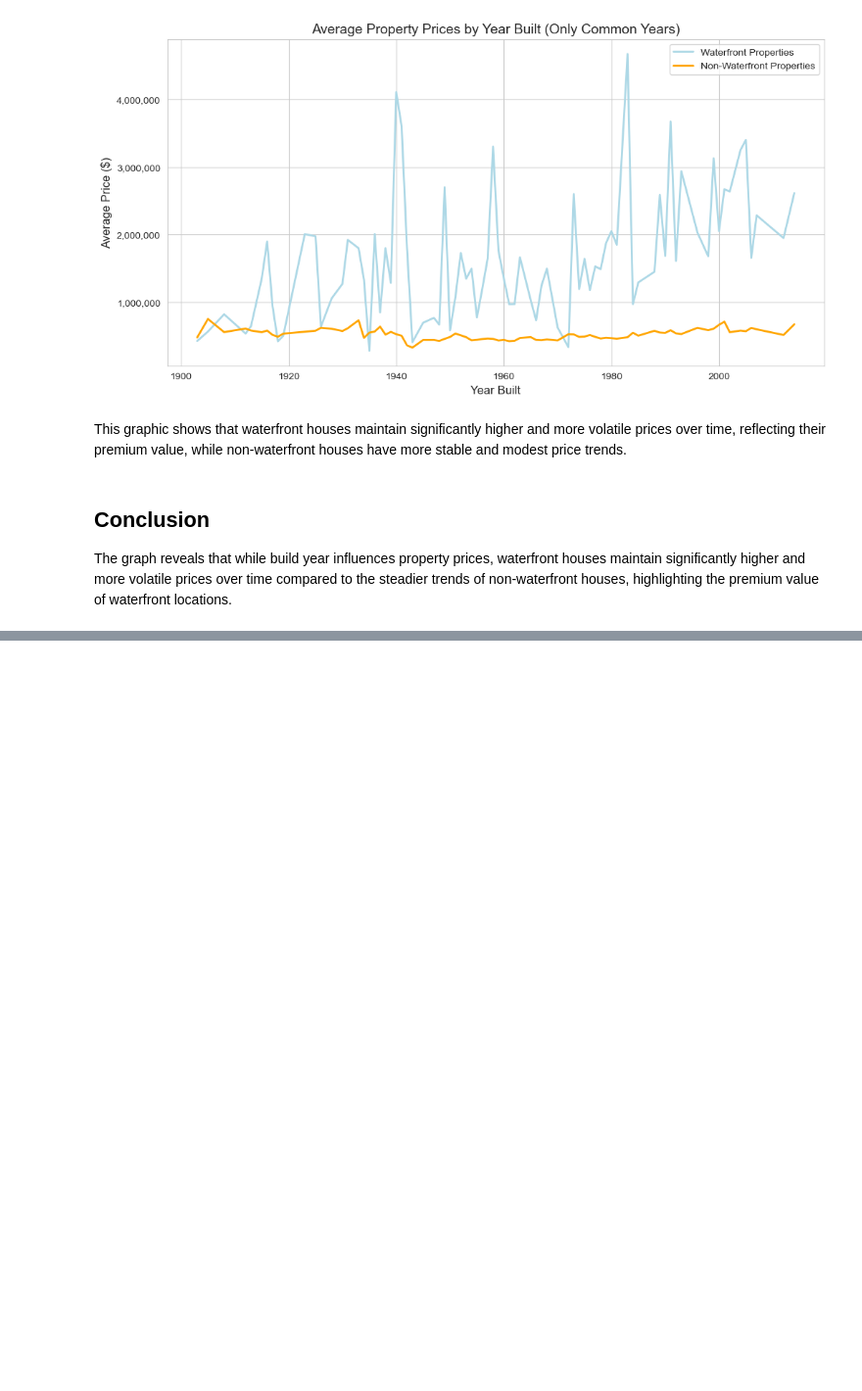
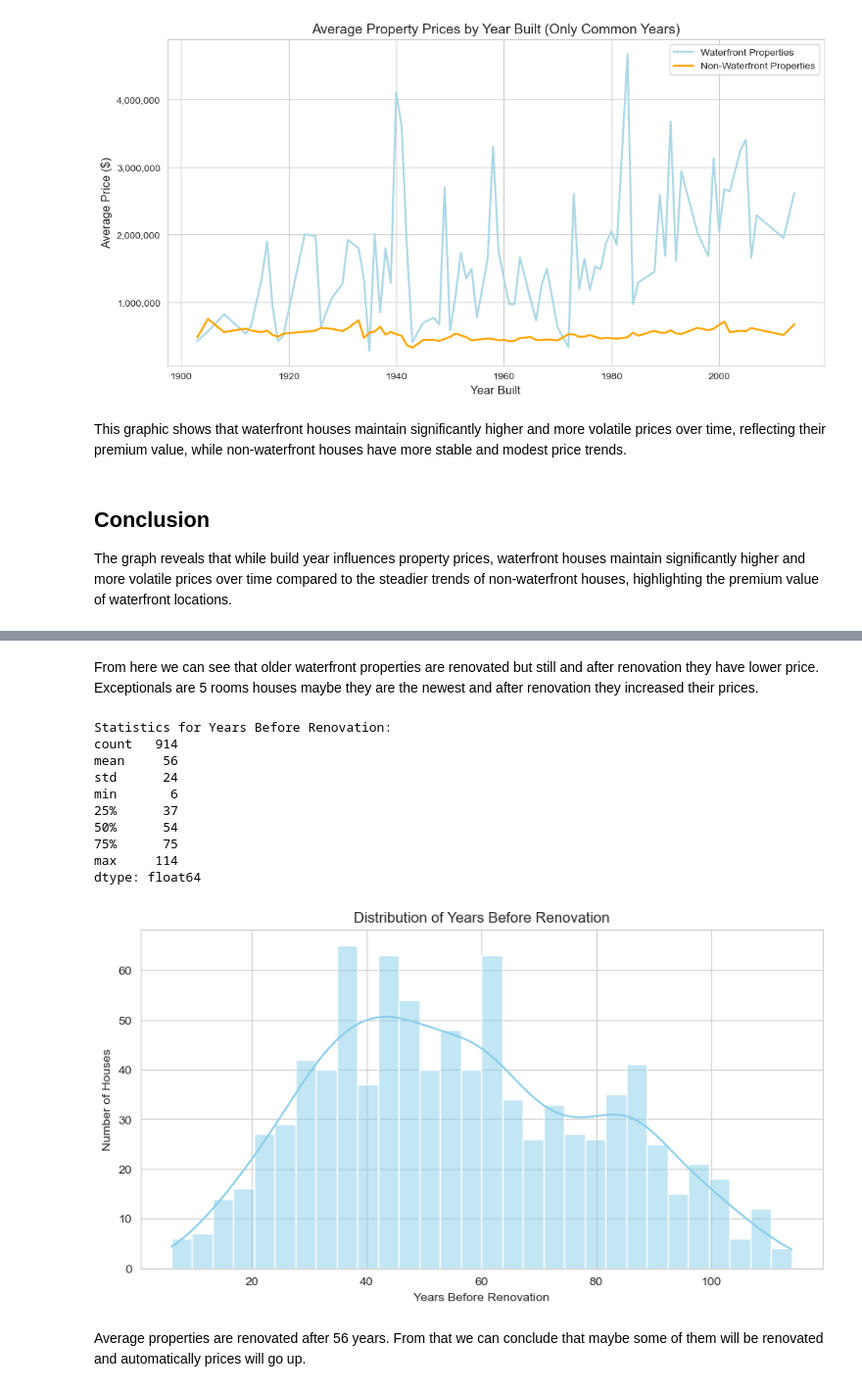
Before and after one commit to Milos191405/Python-House-properties, a Jupyter notebook: house_market.ipynb, the cells around one changed output, grey strips where cells are left out. Shown at 98% size. Saved outputs shown, nothing was run; the diff lists cells and outputs as text; code cells hidden in the pictures; blank space fills up the shorter version.

```diff
--- a/house_market.ipynb
+++ b/house_market.ipynb
@@ -229,0 +389,38 @@ The graph reveals that while build year influences property prices, waterfront h
+# %% [markdown]
+From here we can see that older waterfront properties are renovated but still and after renovation they have lower price. Exceptionals are 5 rooms houses maybe they are the newest and after renovation they increased their prices.
+# %%
+# Filter only renovated houses
+renovated_houses = df[df["yr_renovated"] != 0]
+
+# Calculate years before renovation
+years_before_renovation = renovated_houses["yr_renovated"] - renovated_houses["yr_built"]
+
+# Display statistical summary
+print("Statistics for Years Before Renovation:")
+print(years_before_renovation.describe().round(2))  # Round to 2 decimals
+
+# Plot histogram
+plt.figure(figsize=(10, 5))
+sns.histplot(years_before_renovation, bins=30, kde=True, color="skyblue")
+
+plt.xlabel("Years Before Renovation")
+plt.ylabel("Number of Houses")
+plt.title("Distribution of Years Before Renovation")
+plt.grid(True)
+
+# Show plot
+plt.show()
+# %% [output]
+Statistics for Years Before Renovation:
+count   914
+mean     56
+std      24
+min       6
+25%      37
+50%      54
+75%      75
+max     114
+dtype: float64
+[figure, added]
+# %% [markdown]
+Average properties are renovated after 56 years. From that we can conclude that maybe some of them will be renovated and automatically prices will go up.
```
Also changed, not shown: parts of 8 cells of this notebook, 2 other files.
